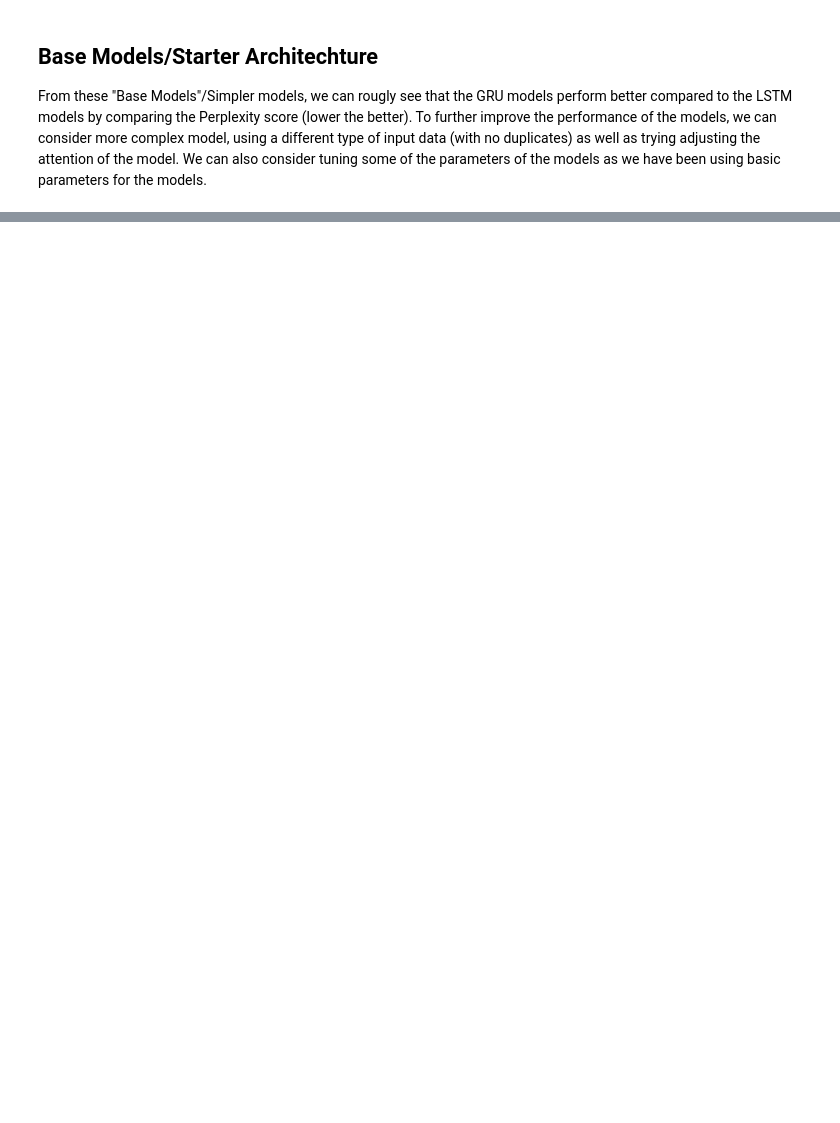
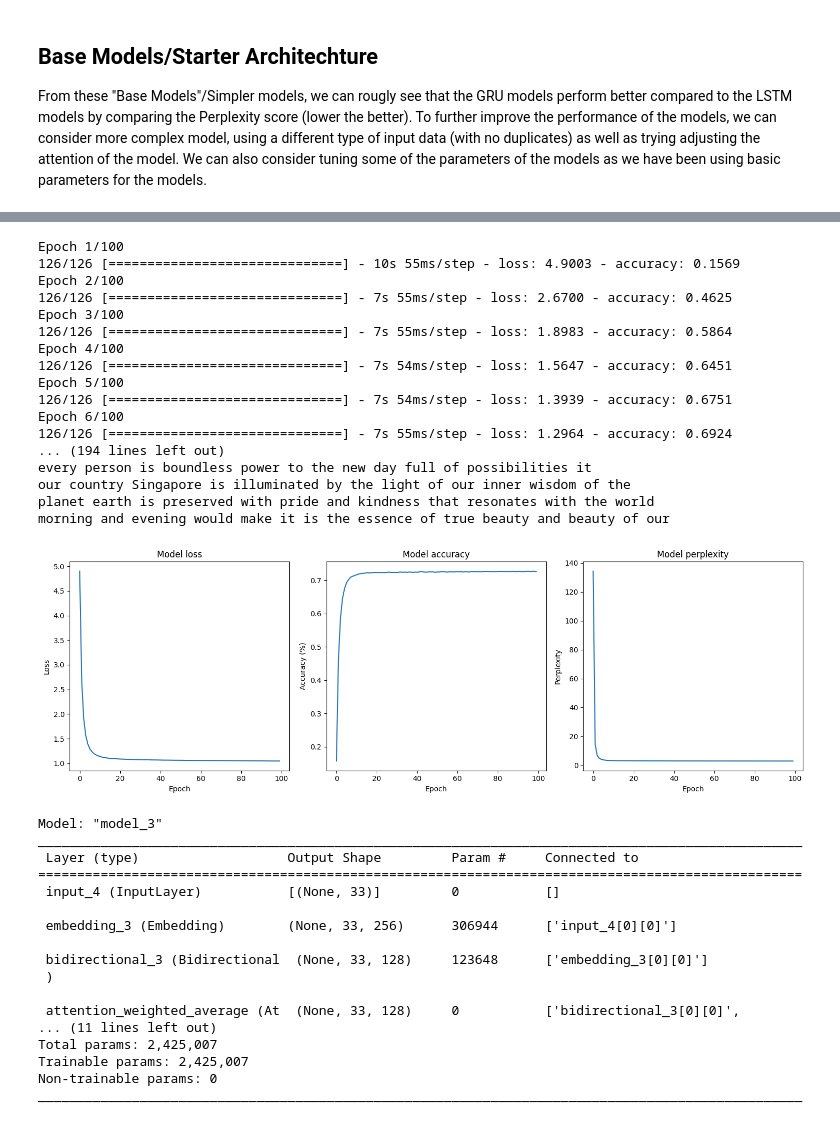
Before and after one commit to Grobbina/DELE, a Jupyter notebook: RNN.ipynb, the cells around one changed output, grey strips where cells are left out. Saved outputs shown, nothing was run; the diff lists cells and outputs as text; code cells hidden in the pictures; blank space fills up the shorter version.

```diff
--- a/RNN.ipynb
+++ b/RNN.ipynb
@@ -584,0 +609,13 @@ TypeError: 'int' object is not iterable
+# %%
+input = Input(shape=(input_len,))
+x = Embedding(total_words, 10, input_length=input_len)(input)
+att_in = Bidirectional(GRU(64, return_sequences=True))(x)  # Set return_sequences=True to get the full sequence for attention
+att_out = Attention(name='attention_weighted_average')([att_in, att_in])
+x = Concatenate()([att_out, x])
+x = GRU(512)(x)
+x = Dense(total_words, activation='softmax')(x)
+AttentionGRUModel = Model(input, x)
+
+RNNdf = fit_model(AttentionGRUModel, Xud, yud, 'StackedBIdiGru with Attention (without duplicates)', RNNdf, tokenizer2, max_sequence_lenud, seed_text=seed_text)
+
+model.summary()
@@ -584,0 +624,4 @@ TypeError: 'int' object is not iterable
+# %%
+RNNdf['perplexity'] = RNNdf.apply(lambda row: np.min([np.e**x for x in row['History'][0].history['loss']]), axis=1)
+
+RNNdf
@@ -584,0 +719,63 @@ TypeError: 'int' object is not iterable
+# %%
+seed_text_list = ['embrace each day',
+                'radiate some',
+                'believe that',
+                "life's actual purpose is",
+                'dance through each and every',
+                'let your time and energy',
+                'every person is',
+                'our country Singapore is',
+                'planet earth is',
+                'morning and evening would make it']
+# %%
+#The models using the dataset with duplicates seem to work the best so we will use that dataset for the rest of the models
+# We can now try to increase the embedding layer size as well as the epochs
+
+input = Input(shape=(input_len,))
+x = Embedding(total_words, 256, input_length=input_len)(input)
+att_in = Bidirectional(GRU(64, return_sequences=True))(x)
+att_out = Attention(name='attention_weighted_average')([att_in, att_in])
+x = Concatenate()([att_out, x])
+x = GRU(512)(x)
+x = Dense(total_words, activation='softmax')(x)
+AttentionGRUModelplus = Model(input, x)
+
+RNNdf = fit_model(AttentionGRUModelplus, X, y, 'StackedBIdiGru with Attention (with duplicates)++', RNNdf, tokenizer, max_sequence_len,epochs = 100, seed_text=seed_text_list)
+
+AttentionGRUModelplus.summary()
+# %% [output]
+Epoch 1/100
+126/126 [==============================] - 10s 55ms/step - loss: 4.9003 - accuracy: 0.1569
+Epoch 2/100
+126/126 [==============================] - 7s 55ms/step - loss: 2.6700 - accuracy: 0.4625
+Epoch 3/100
+126/126 [==============================] - 7s 55ms/step - loss: 1.8983 - accuracy: 0.5864
+Epoch 4/100
+126/126 [==============================] - 7s 54ms/step - loss: 1.5647 - accuracy: 0.6451
+Epoch 5/100
+126/126 [==============================] - 7s 54ms/step - loss: 1.3939 - accuracy: 0.6751
+Epoch 6/100
+126/126 [==============================] - 7s 55ms/step - loss: 1.2964 - accuracy: 0.6924
+... (194 lines left out)
+every person is boundless power to the new day full of possibilities it
+our country Singapore is illuminated by the light of our inner wisdom of the
+planet earth is preserved with pride and kindness that resonates with the world
+morning and evening would make it is the essence of true beauty and beauty of our
+[figure, added]
+Model: "model_3"
+__________________________________________________________________________________________________
+ Layer (type)                   Output Shape         Param #     Connected to
+==================================================================================================
+ input_4 (InputLayer)           [(None, 33)]         0           []
+
+ embedding_3 (Embedding)        (None, 33, 256)      306944      ['input_4[0][0]']
+
+ bidirectional_3 (Bidirectional  (None, 33, 128)     123648      ['embedding_3[0][0]']
+ )
+
+ attention_weighted_average (At  (None, 33, 128)     0           ['bidirectional_3[0][0]',
+... (11 lines left out)
+Total params: 2,425,007
+Trainable params: 2,425,007
+Non-trainable params: 0
+__________________________________________________________________________________________________
```
Also changed, not shown: parts of 31 cells of this notebook, 1 other file.
